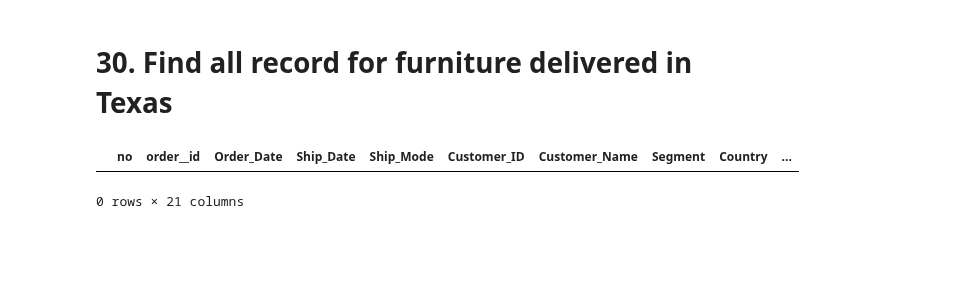
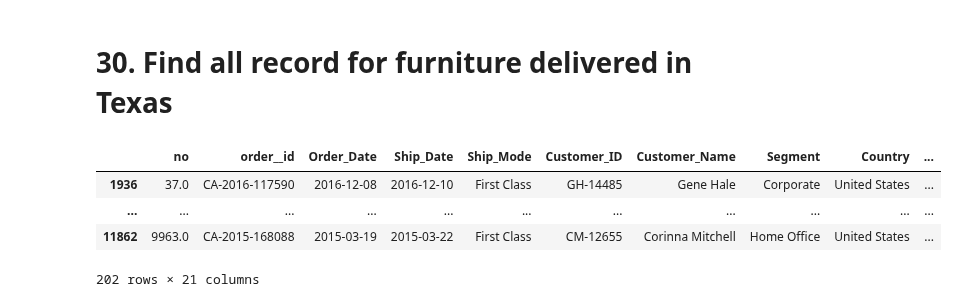
Before and after one commit to Rughwed/assignments, a Jupyter notebook: Numpy_and_pandas/pandas_Assignment.ipynb, the cells around one changed output. Cells and saved outputs as stored; diff of their text form; code cells hidden in the pictures; blank space fills up the shorter version.

```diff
--- a/Numpy_and_pandas/pandas_Assignment.ipynb
+++ b/Numpy_and_pandas/pandas_Assignment.ipynb
@@ -444,10 +434,13 @@ temp[temp["Region"]=="East"]
 # %% [markdown]
 # 30. Find all record for furniture delivered in Texas
 # %%
-read[(read["Category"]=='Furniture') & (read["City"]=="Texas")]
+read[(read["Category"]=='Furniture') & (read["State"]=="Texas")]
 # %% [output]
 |  | no | order__id | Order_Date | Ship_Date | Ship_Mode | Customer_ID | Customer_Name | Segment | Country | ... |
+| 1936 | 37.0 | CA-2016-117590 | 2016-12-08 | 2016-12-10 | First Class | GH-14485 | Gene Hale | Corporate | United States | ... |
+| ... | ... | ... | ... | ... | ... | ... | ... | ... | ... | ... |
+| 11862 | 9963.0 | CA-2015-168088 | 2015-03-19 | 2015-03-22 | First Class | CM-12655 | Corinna Mitchell | Home Office | United States | ... |
-0 rows × 21 columns
+202 rows × 21 columns
 # %%
 read["City"].unique()
 # %% [output]
```
Also changed, not shown: parts of 1 cell of this notebook.
